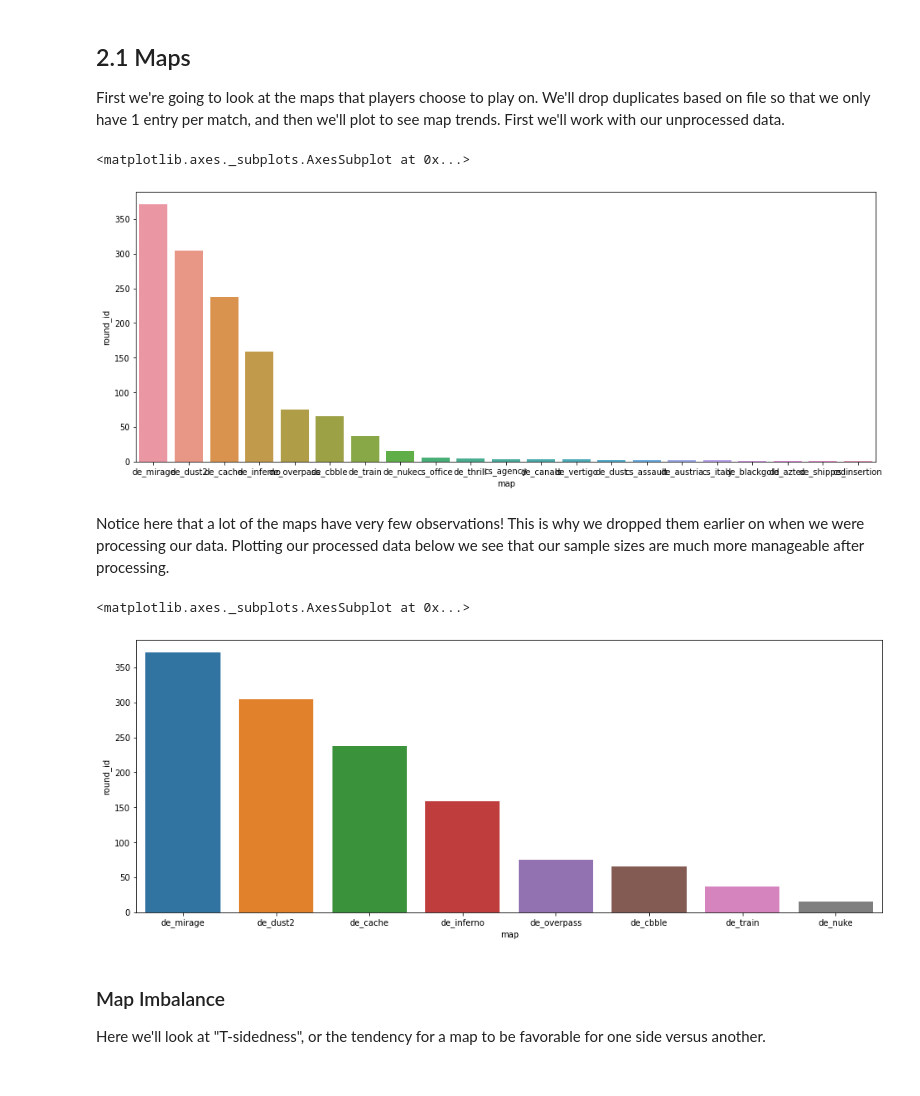
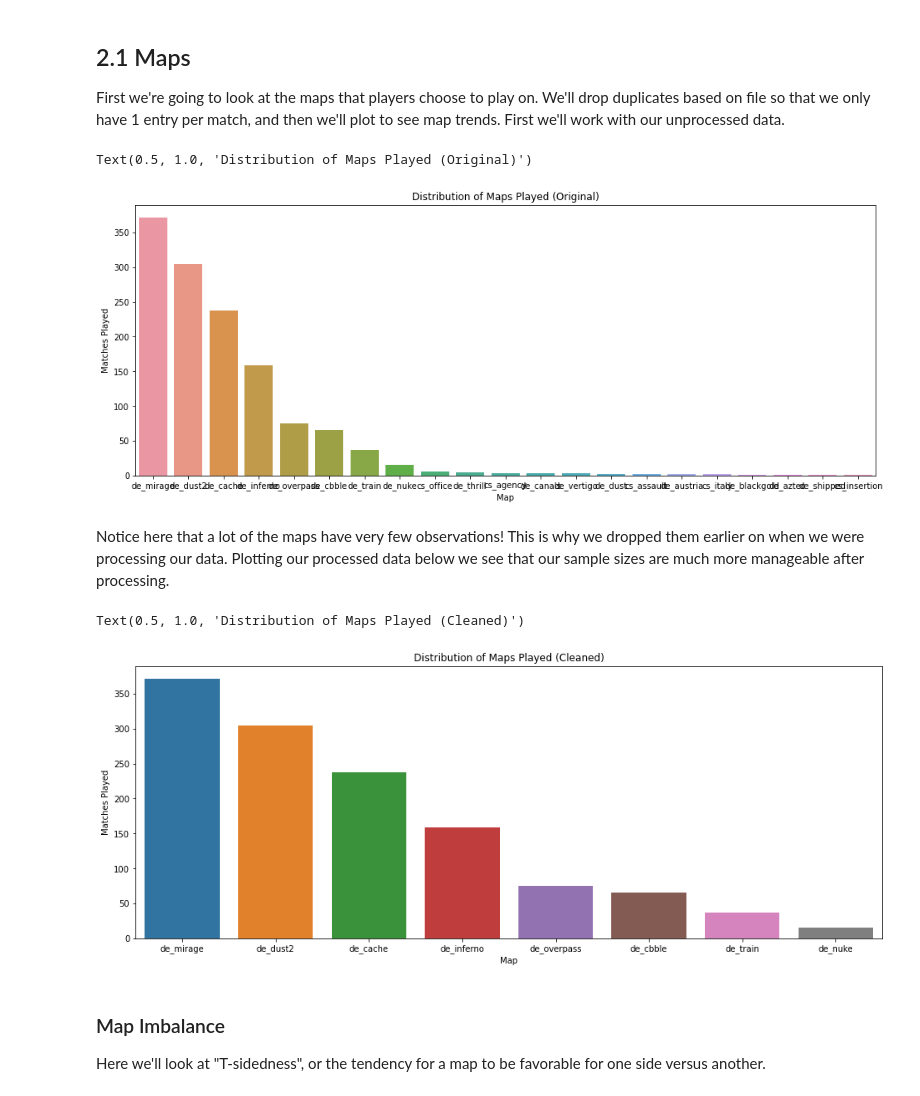
Before and after one commit to Sylean/csgotutorial, a Jupyter notebook: final_tutorial_tree.ipynb, the cells around one changed output. Drawn from its saved outputs; the diff is of its cells as text; code cells hidden in the pictures.

```diff
--- a/final_tutorial_tree.ipynb
+++ b/final_tutorial_tree.ipynb
@@ -486,21 +503,29 @@ First we're going to look at the maps that players choose to play on. We'll drop
 # %%
 map_pref = df_orig.drop_duplicates('file')
 map_pref = map_pref.groupby(['map']).count().reset_index().sort_values('round_id', ascending=False)
 plt.figure(figsize=(16,6))
-sns.barplot(x='map', y='round_id', data=map_pref)
+ax = sns.barplot(x='map', y='round_id', data=map_pref)
+
+ax.set_xlabel('Map')
+ax.set_ylabel('Matches Played')
+ax.set_title('Distribution of Maps Played (Original)')
 # %% [output]
-<matplotlib.axes._subplots.AxesSubplot at 0x...>
+Text(0.5, 1.0, 'Distribution of Maps Played (Original)')
-[figure, old version]
+[figure, new version]
 # %% [markdown]
 Notice here that a lot of the maps have very few observations! This is why we dropped them earlier on when we were processing our data. Plotting our processed data below we see that our sample sizes are much more manageable after processing.
 # %%
 map_pref = df.drop_duplicates('file')
 map_pref = map_pref.groupby(['map']).count().reset_index().sort_values('round_id', ascending=False)
 plt.figure(figsize=(16,6))
-sns.barplot(x='map', y='round_id', data=map_pref)
+ax = sns.barplot(x='map', y='round_id', data=map_pref)
+
+ax.set_xlabel('Map')
+ax.set_ylabel('Matches Played')
+ax.set_title('Distribution of Maps Played (Cleaned)')
 # %% [output]
-<matplotlib.axes._subplots.AxesSubplot at 0x...>
+Text(0.5, 1.0, 'Distribution of Maps Played (Cleaned)')
-[figure, old version]
+[figure, new version]
 # %% [markdown]
 ### Map Imbalance
 
```
Also changed, not shown: parts of 33 cells of this notebook, 1 other file.
